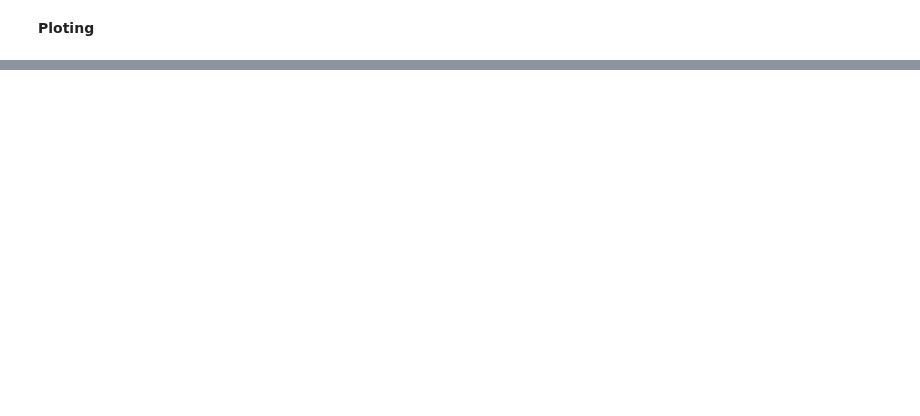
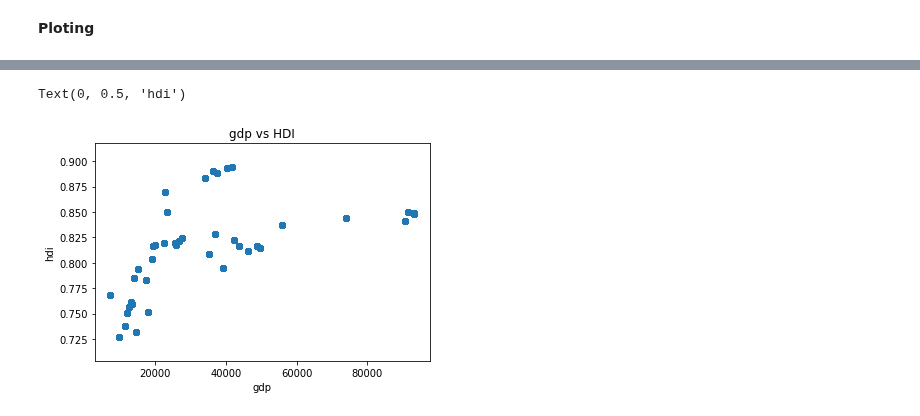
Before and after one commit to aghapygad336/MENA, a Jupyter notebook: gtd_happiness.ipynb, the cells around one changed output, grey strips where cells are left out. Saved outputs shown, nothing was run; the diff lists cells and outputs as text; code cells hidden in the pictures; blank space fills up the shorter version.

```diff
--- a/gtd_happiness.ipynb
+++ b/gtd_happiness.ipynb
@@ -405,0 +354,9 @@ plotFmeasure(fScoreTrain,fScoreTest)
+# %%
+plt.figure()
+plt.title('gdp vs HDI')
+plt.scatter(suicide['gdp_per_capita ($)'],suicide['HDI for year'])
+plt.xlabel('gdp')
+plt.ylabel('hdi')
+# %% [output]
+Text(0, 0.5, 'hdi')
+[figure, added]
```
Also changed, not shown: parts of 37 cells of this notebook.
